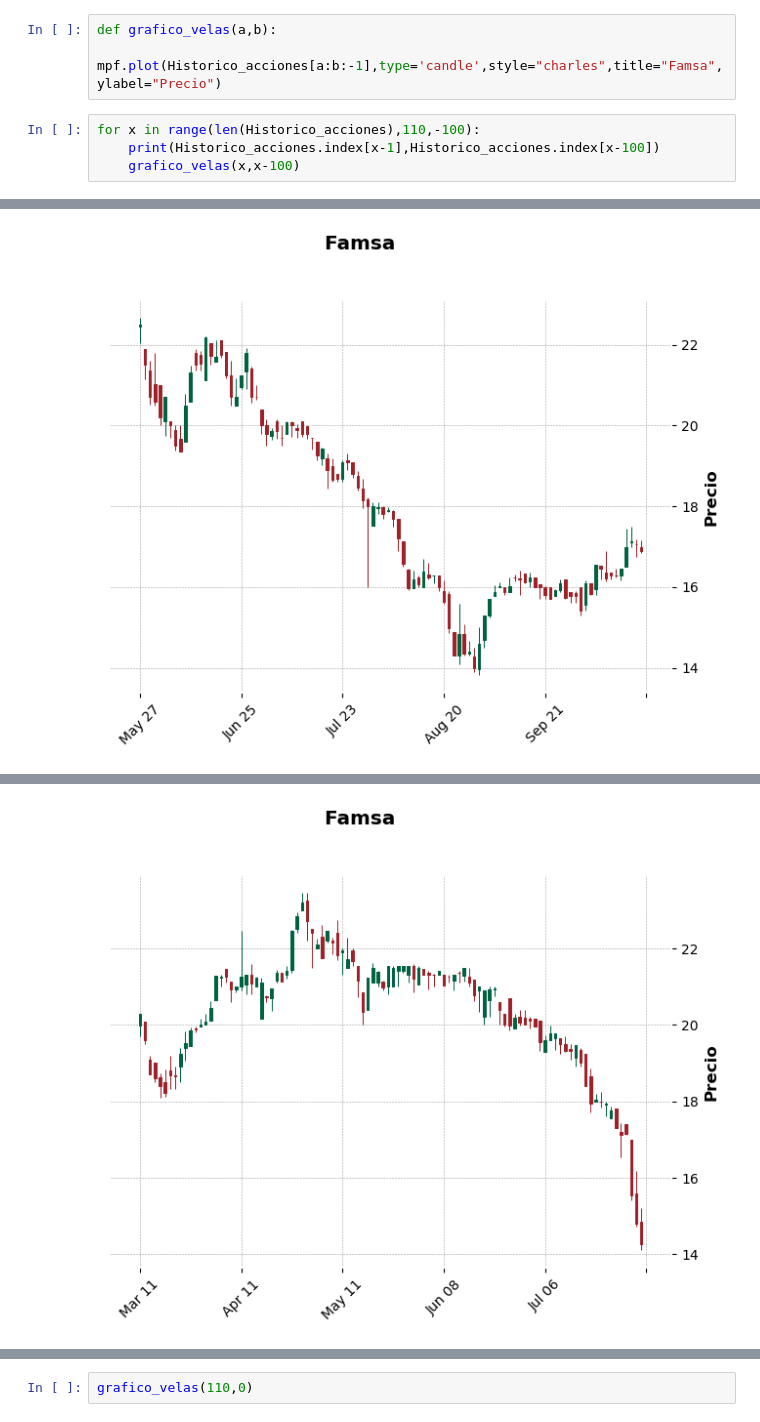
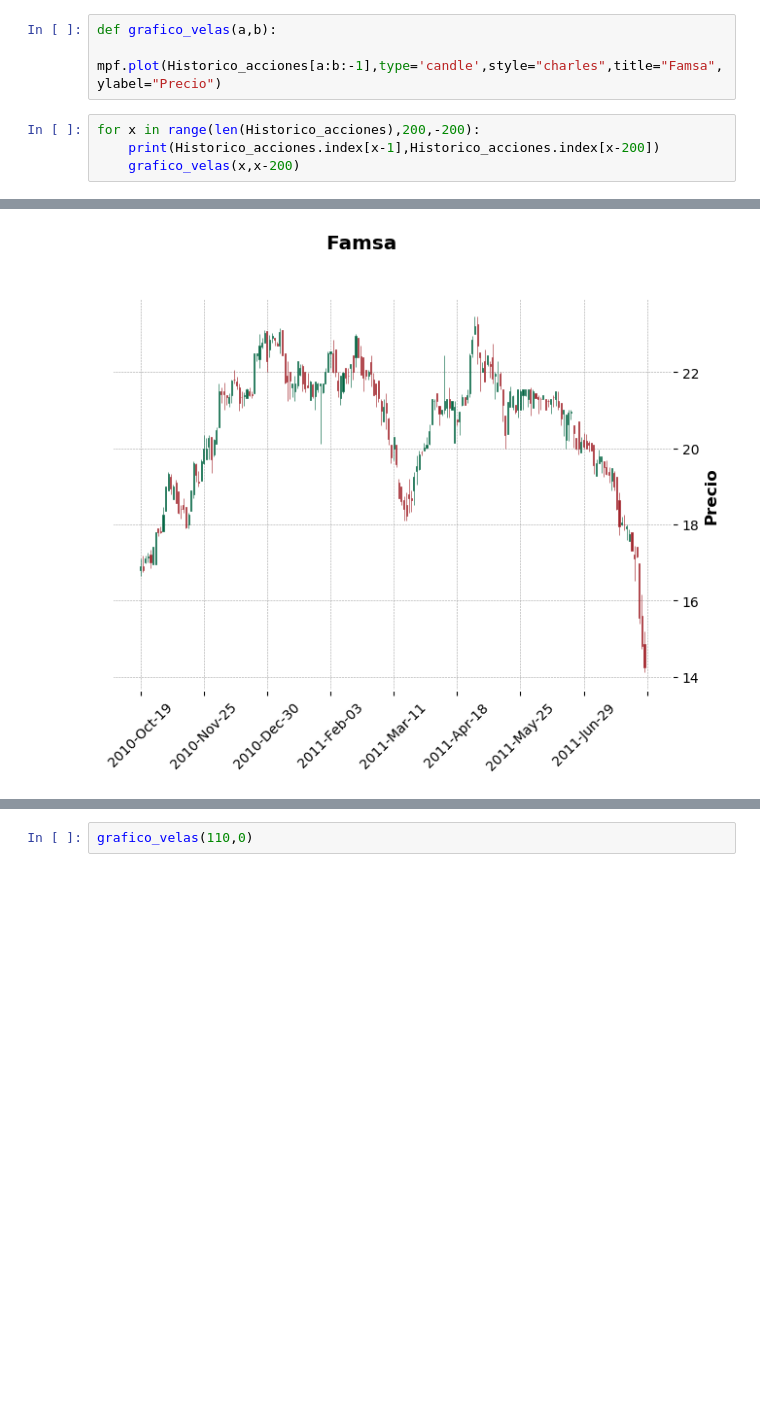
Before and after one commit to leonardo0529/Tareas-Finanzas-II, a Jupyter notebook: PARCIAL II FINANZAS.ipynb, the cells around one changed output, grey strips where cells are left out. Cells and saved outputs as stored; diff of their text form; blank space fills up the shorter version.

```diff
--- a/PARCIAL II FINANZAS.ipynb
+++ b/PARCIAL II FINANZAS.ipynb
@@ -292,7 +292,7 @@ mpf.plot(Historico_acciones[::-1],type='candle',style="charles",title="Famsa",yl
 def grafico_velas(a,b):
      mpf.plot(Historico_acciones[a:b:-1],type='candle',style="charles",title="Famsa",ylabel="Precio")
 # %%
-for x in range(len(Historico_acciones),110,-100):
-    print(Historico_acciones.index[x-1],Historico_acciones.index[x-100])
-    grafico_velas(x,x-100)
+for x in range(len(Historico_acciones),200,-200):
+    print(Historico_acciones.index[x-1],Historico_acciones.index[x-200])
+    grafico_velas(x,x-200)
 # %% [output]
@@ -302 +302 @@ for x in range(len(Historico_acciones),110,-100):
-[figure, old version]
+[figure, new version]
@@ -306 +304,0 @@ for x in range(len(Historico_acciones),110,-100):
-[figure, removed]
```
Also changed, not shown: parts of 1 cell of this notebook.
